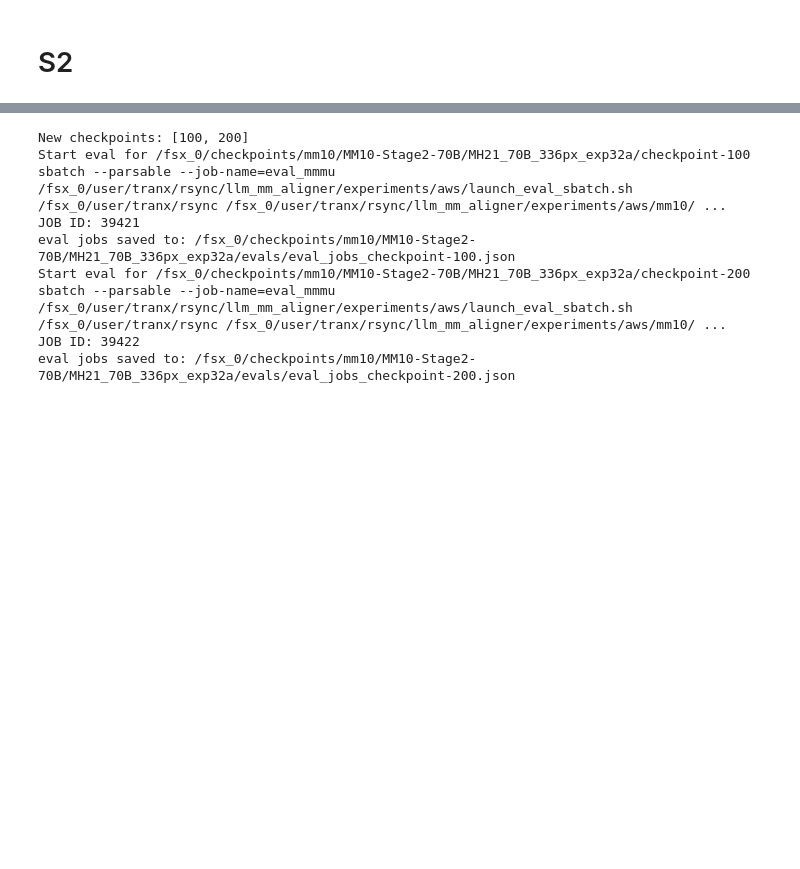
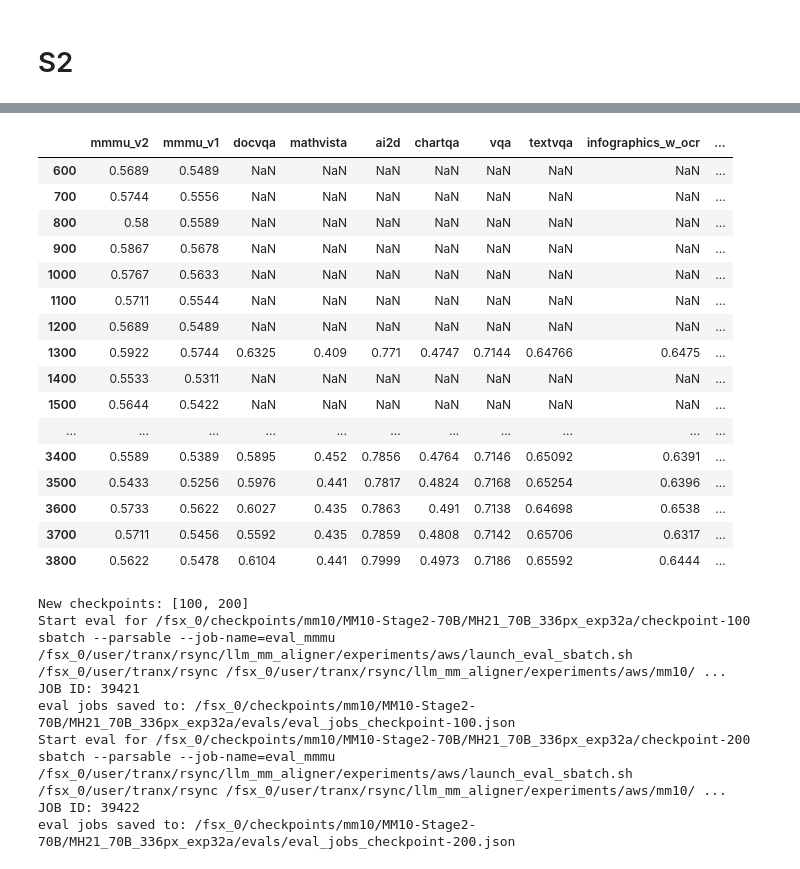
Before and after one commit to harrytranx/experiments, a Jupyter notebook: eval_mm10.ipynb, the cells around one changed output, grey strips where cells are left out. Drawn from its saved outputs; the diff is of its cells as text; code cells hidden in the pictures; blank space fills up the shorter version.

Commit message:
update eval

```diff
--- a/eval_mm10.ipynb
+++ b/eval_mm10.ipynb
@@ -55,9 +55,27 @@ Running on host:  submit-1
 # %%
 OUTPUT_S2 = "/fsx_0/checkpoints/mm10/MM10-Stage2-70B/MH21_70B_336px_exp32a"
 OUTPUT_S2_16 = "/fsx_0/checkpoints/mm10/MM10-Stage2-70B/MH21_70B_336px_exp32a_bz48"
+OUTPUT_S2_unfreeze = "/fsx_0/checkpoints/mm10/MM10-Stage2-70B/MH21_70B_336px_exp32a_unfreeze"
+OUTPUT_S2_30d = "/fsx_0/checkpoints/mm10/MM10-Stage2-70B/MH21_70B_336px_exp30d_m2c2_036_unfreeze"
 
 ev_s2 = eval_helper.EvalHelper(
     code_dir="/fsx_0/user/tranx/rsync",
     eval_sbatch="/fsx_0/user/tranx/rsync/llm_mm_aligner/experiments/aws/launch_eval_sbatch.sh",
     eval_config_dir="/fsx_0/user/tranx/rsync/llm_mm_aligner/experiments/aws/mm10/stage2/eval_overwrite"
 )
+
+ev_s2_unfreeze = eval_helper.EvalHelper(
+    code_dir="/fsx_0/user/tranx/rsync",
+    eval_sbatch="/fsx_0/user/tranx/rsync/llm_mm_aligner/experiments/aws/launch_eval_sbatch.sh",
+    eval_config_dir="/fsx_0/user/tranx/rsync/llm_mm_aligner/experiments/aws/mm10/stage2/eval_overwrite_w_checkpoints_perception"
+)
+# %%
+ev_s2_unfreeze.run_eval_sweep(
+    OUTPUT_S2_unfreeze,
+    print_cmd=True,
+    # benchmarks=["mmmu"],
+    benchmarks=benchmark_non_mmmu,
+    update_if_exists=True,
+    checkpoints=[1300]
+    # min_checkpoint=700
+)
@@ -64,3 +117,23 @@ ev_s2 = eval_helper.EvalHelper(
+# %%
+ev_s2_unfreeze.get_scores(OUTPUT_S2_unfreeze)
+# %% [output]
+|  | mmmu_v2 | mmmu_v1 | docvqa | mathvista | ai2d | chartqa | vqa | textvqa | infographics_w_ocr | ... |
+| 600 | 0.5689 | 0.5489 | NaN | NaN | NaN | NaN | NaN | NaN | NaN | ... |
+| 700 | 0.5744 | 0.5556 | NaN | NaN | NaN | NaN | NaN | NaN | NaN | ... |
+| 800 | 0.58 | 0.5589 | NaN | NaN | NaN | NaN | NaN | NaN | NaN | ... |
+| 900 | 0.5867 | 0.5678 | NaN | NaN | NaN | NaN | NaN | NaN | NaN | ... |
+| 1000 | 0.5767 | 0.5633 | NaN | NaN | NaN | NaN | NaN | NaN | NaN | ... |
+| 1100 | 0.5711 | 0.5544 | NaN | NaN | NaN | NaN | NaN | NaN | NaN | ... |
+| 1200 | 0.5689 | 0.5489 | NaN | NaN | NaN | NaN | NaN | NaN | NaN | ... |
+| 1300 | 0.5922 | 0.5744 | 0.6325 | 0.409 | 0.771 | 0.4747 | 0.7144 | 0.64766 | 0.6475 | ... |
+| 1400 | 0.5533 | 0.5311 | NaN | NaN | NaN | NaN | NaN | NaN | NaN | ... |
+| 1500 | 0.5644 | 0.5422 | NaN | NaN | NaN | NaN | NaN | NaN | NaN | ... |
+| ... | ... | ... | ... | ... | ... | ... | ... | ... | ... | ... |
+| 3400 | 0.5589 | 0.5389 | 0.5895 | 0.452 | 0.7856 | 0.4764 | 0.7146 | 0.65092 | 0.6391 | ... |
+| 3500 | 0.5433 | 0.5256 | 0.5976 | 0.441 | 0.7817 | 0.4824 | 0.7168 | 0.65254 | 0.6396 | ... |
+| 3600 | 0.5733 | 0.5622 | 0.6027 | 0.435 | 0.7863 | 0.491 | 0.7138 | 0.64698 | 0.6538 | ... |
+| 3700 | 0.5711 | 0.5456 | 0.5592 | 0.435 | 0.7859 | 0.4808 | 0.7142 | 0.65706 | 0.6317 | ... |
+| 3800 | 0.5622 | 0.5478 | 0.6104 | 0.441 | 0.7999 | 0.4973 | 0.7186 | 0.65592 | 0.6444 | ... |
 # %%
 # ev_s2.run_eval_sweep(
 #     OUTPUT_S2,
```
Also changed, not shown: parts of 4 cells of this notebook, 4 other files.
